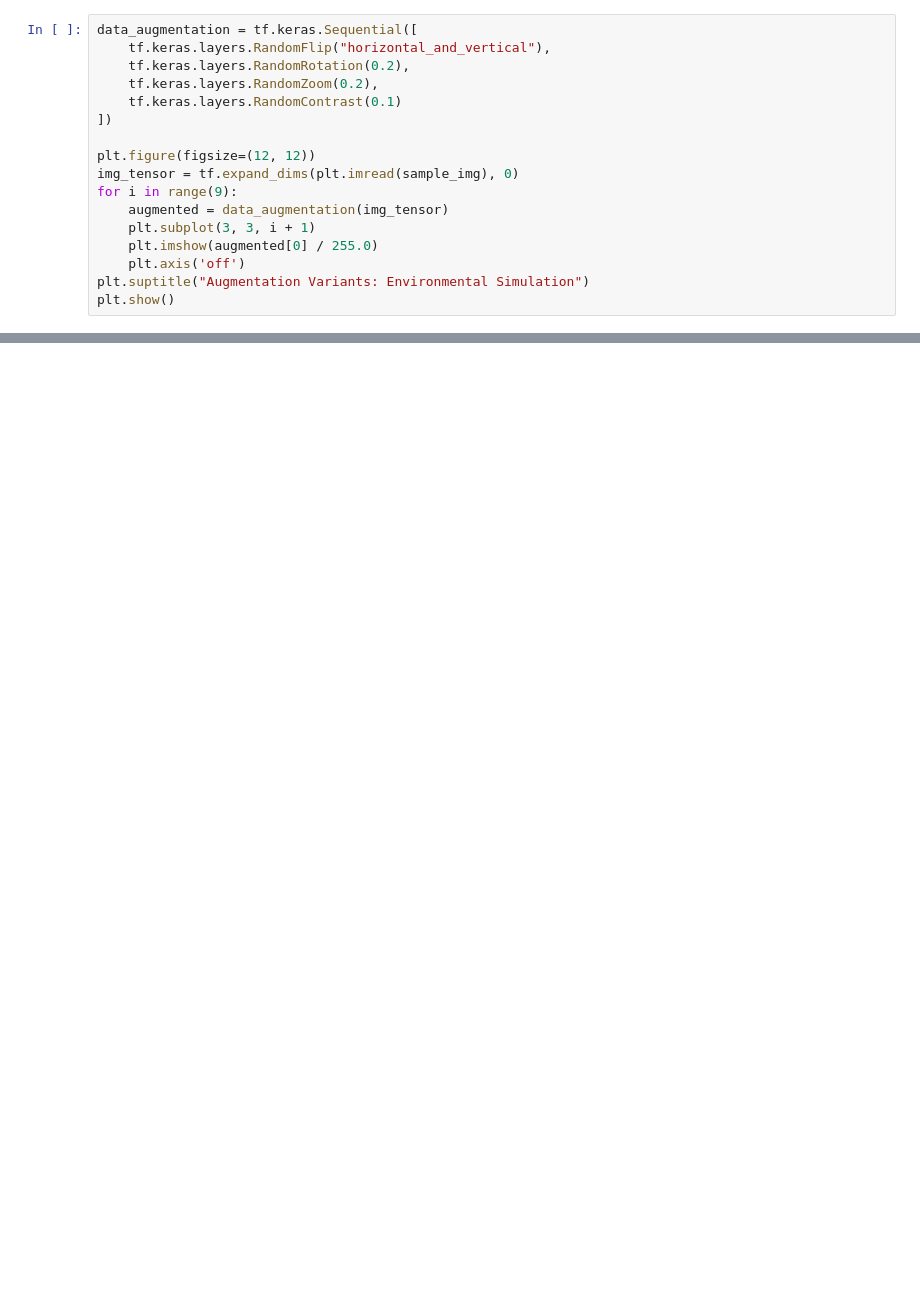
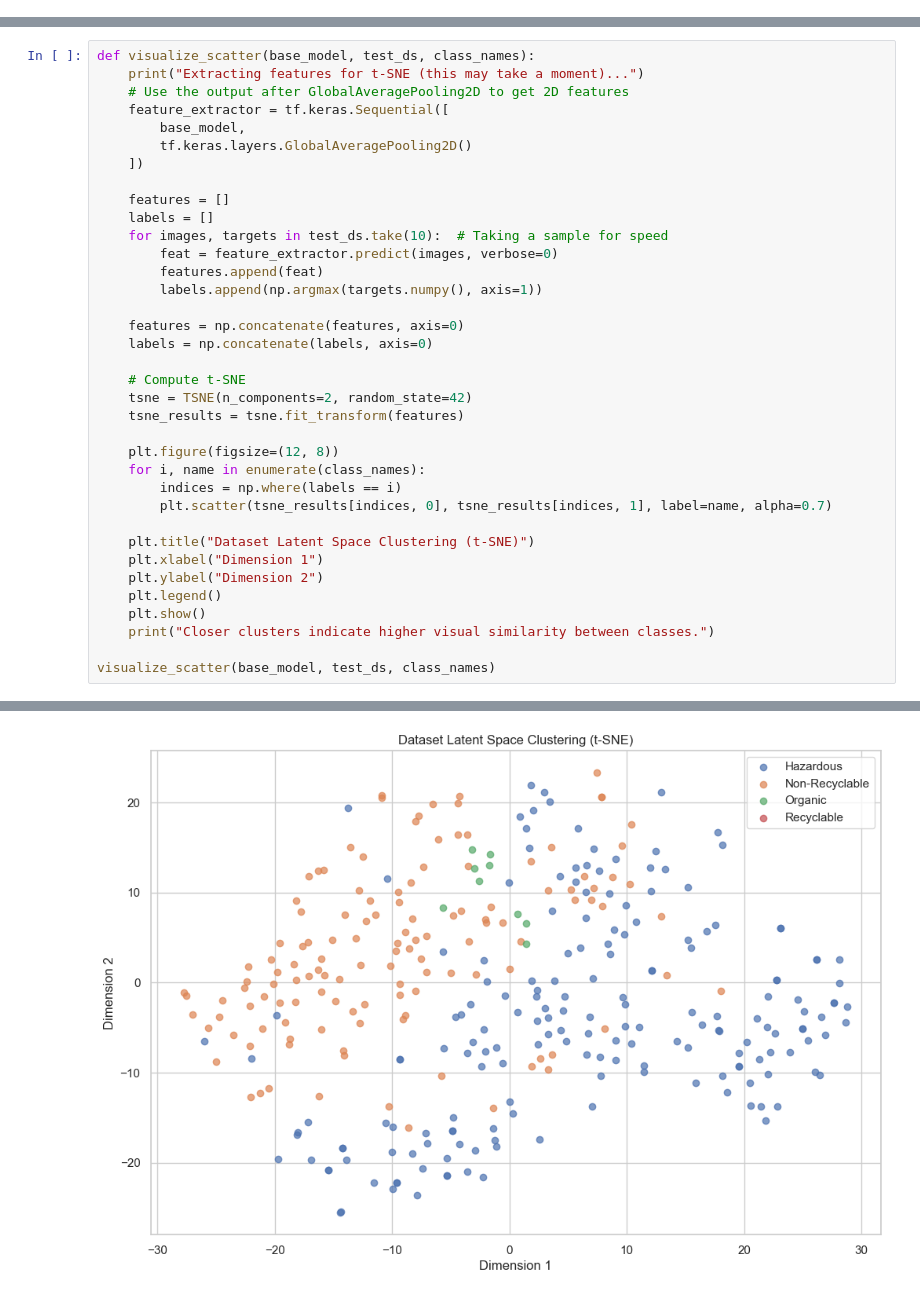
Before and after one commit to kelvintawe12/Summative-assignment-MLOP, a Jupyter notebook: notebook/waste_classification_project.ipynb, the cells around one changed output, grey strips where cells are left out. Cells and saved outputs as stored; diff of their text form; blank space fills up the shorter version.

```diff
--- a/notebook/waste_classification_project.ipynb
+++ b/notebook/waste_classification_project.ipynb
@@ -142,17 +0,0 @@ plot_rgb_dist(sample_img)
-# %%
-data_augmentation = tf.keras.Sequential([
-    tf.keras.layers.RandomFlip("horizontal_and_vertical"),
-    tf.keras.layers.RandomRotation(0.2),
-    tf.keras.layers.RandomZoom(0.2),
-    tf.keras.layers.RandomContrast(0.1)
-])
-
-plt.figure(figsize=(12, 12))
-img_tensor = tf.expand_dims(plt.imread(sample_img), 0)
-for i in range(9):
-    augmented = data_augmentation(img_tensor)
-    plt.subplot(3, 3, i + 1)
-    plt.imshow(augmented[0] / 255.0)
-    plt.axis('off')
-plt.suptitle("Augmentation Variants: Environmental Simulation")
-plt.show()
@@ -334,0 +237,37 @@ def visualize_interpretability(model, img_path):
+# %%
+def visualize_scatter(base_model, test_ds, class_names):
+    print("Extracting features for t-SNE (this may take a moment)...")
+    # Use the output after GlobalAveragePooling2D to get 2D features
+    feature_extractor = tf.keras.Sequential([
+        base_model,
+        tf.keras.layers.GlobalAveragePooling2D()
+    ])
+
+    features = []
+    labels = []
+    for images, targets in test_ds.take(10):  # Taking a sample for speed
+        feat = feature_extractor.predict(images, verbose=0)
+        features.append(feat)
+        labels.append(np.argmax(targets.numpy(), axis=1))
+
+    features = np.concatenate(features, axis=0)
+    labels = np.concatenate(labels, axis=0)
+
+    # Compute t-SNE
+    tsne = TSNE(n_components=2, random_state=42)
+    tsne_results = tsne.fit_transform(features)
+
+    plt.figure(figsize=(12, 8))
+    for i, name in enumerate(class_names):
+        indices = np.where(labels == i)
+        plt.scatter(tsne_results[indices, 0], tsne_results[indices, 1], label=name, alpha=0.7)
+
+    plt.title("Dataset Latent Space Clustering (t-SNE)")
+    plt.xlabel("Dimension 1")
+    plt.ylabel("Dimension 2")
+    plt.legend()
+    plt.show()
+    print("Closer clusters indicate higher visual similarity between classes.")
+
+visualize_scatter(base_model, test_ds, class_names)
+# %% [output]
@@ -334,0 +276 @@ def visualize_interpretability(model, img_path):
+[figure, added]
```
Also changed, not shown: parts of 48 cells of this notebook.
